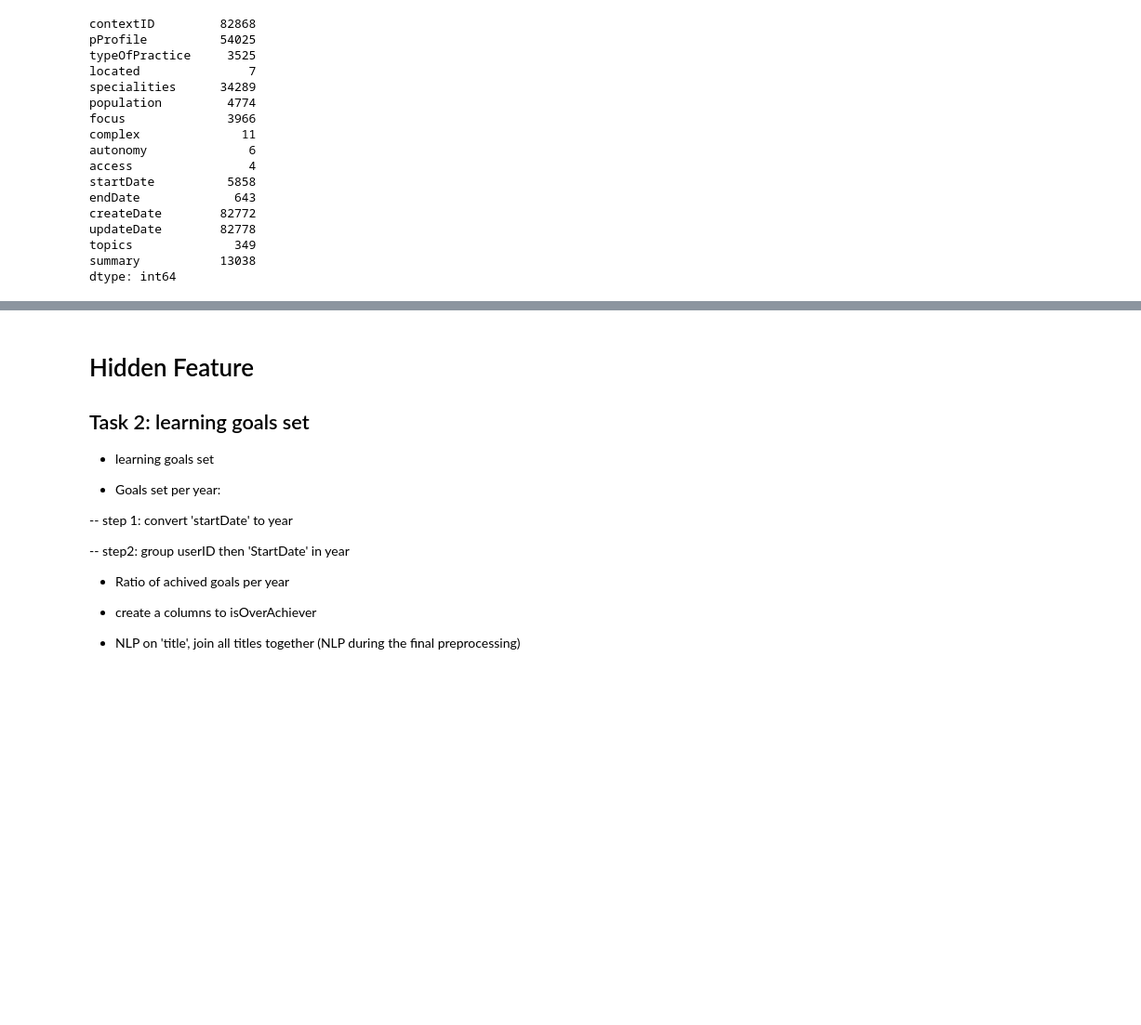
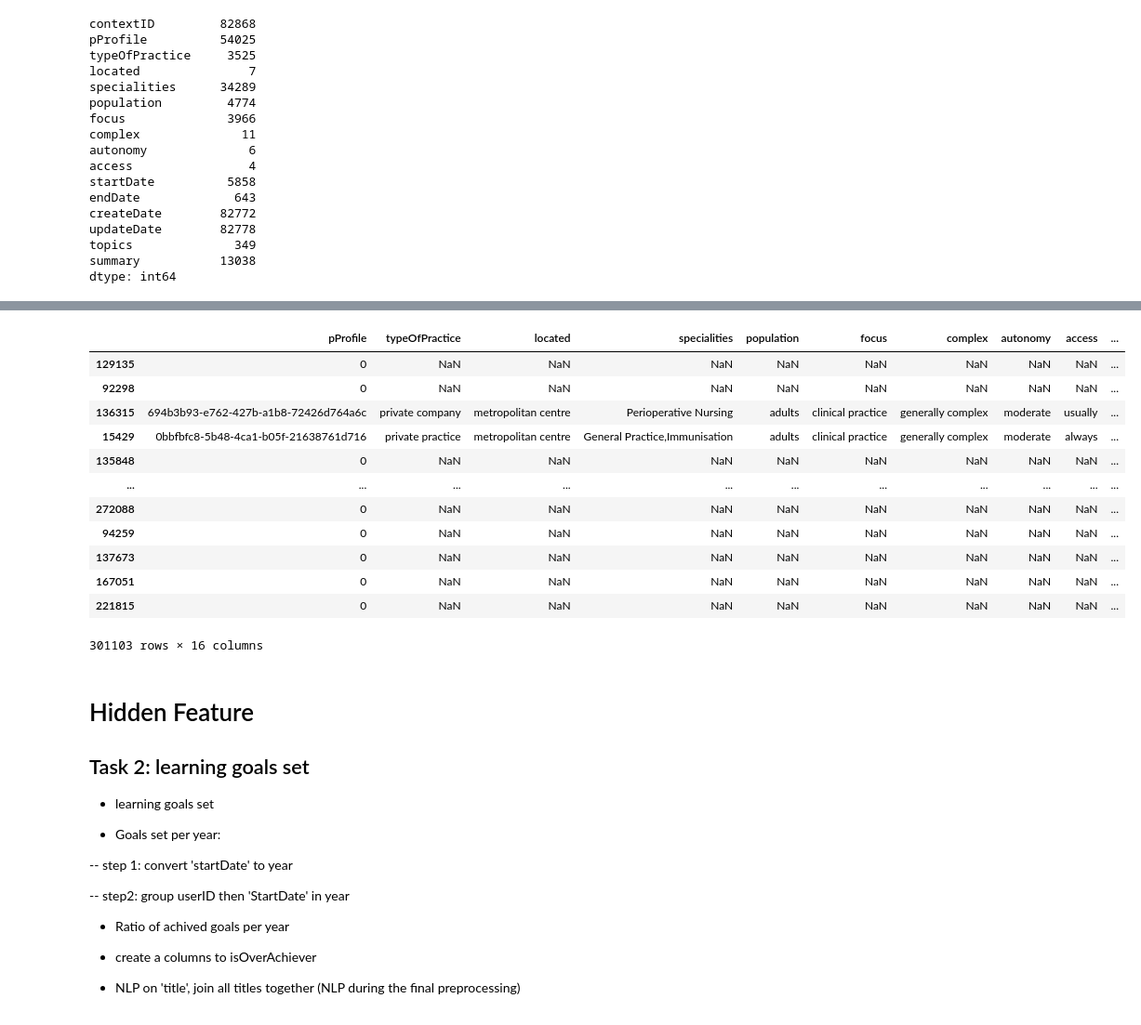
Before and after one commit to BenQuartermaine/customerclustering, a Jupyter notebook: notebooks/ran.ipynb, the cells around one changed output, grey strips where cells are left out. Shown at 93% size. Cells and saved outputs as stored; diff of their text form; code cells hidden in the pictures; blank space fills up the shorter version.

```diff
--- a/notebooks/ran.ipynb
+++ b/notebooks/ran.ipynb
@@ -634,3 +642,20 @@ merged_df.head(10)
+# %%
+df_cop1.nunique()
+merged_df
+# %% [output]
+|  | pProfile | typeOfPractice | located | specialities | population | focus | complex | autonomy | access | ... |
+| 129135 | 0 | NaN | NaN | NaN | NaN | NaN | NaN | NaN | NaN | ... |
+| 92298 | 0 | NaN | NaN | NaN | NaN | NaN | NaN | NaN | NaN | ... |
+| 136315 | 694b3b93-e762-427b-a1b8-72426d764a6c | private company | metropolitan centre | Perioperative Nursing | adults | clinical practice | generally complex | moderate | usually | ... |
+| 15429 | 0bbfbfc8-5b48-4ca1-b05f-21638761d716 | private practice | metropolitan centre | General Practice,Immunisation | adults | clinical practice | generally complex | moderate | always | ... |
+| 135848 | 0 | NaN | NaN | NaN | NaN | NaN | NaN | NaN | NaN | ... |
+| ... | ... | ... | ... | ... | ... | ... | ... | ... | ... | ... |
+| 272088 | 0 | NaN | NaN | NaN | NaN | NaN | NaN | NaN | NaN | ... |
+| 94259 | 0 | NaN | NaN | NaN | NaN | NaN | NaN | NaN | NaN | ... |
+| 137673 | 0 | NaN | NaN | NaN | NaN | NaN | NaN | NaN | NaN | ... |
+| 167051 | 0 | NaN | NaN | NaN | NaN | NaN | NaN | NaN | NaN | ... |
+| 221815 | 0 | NaN | NaN | NaN | NaN | NaN | NaN | NaN | NaN | ... |
+301103 rows × 16 columns
 # %% [markdown]
 # Hidden Feature
 
```
Also changed, not shown: parts of 3 cells of this notebook, 1 other file.
